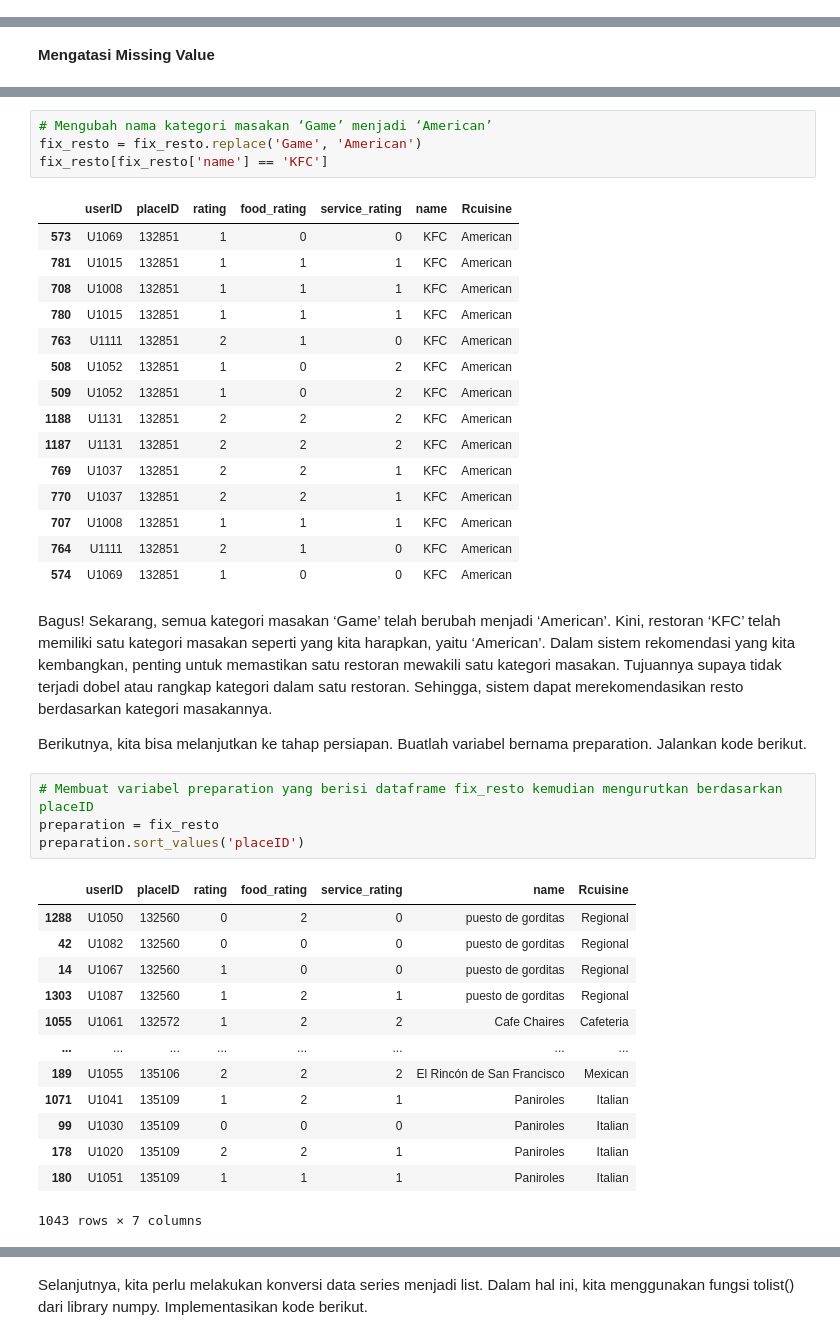
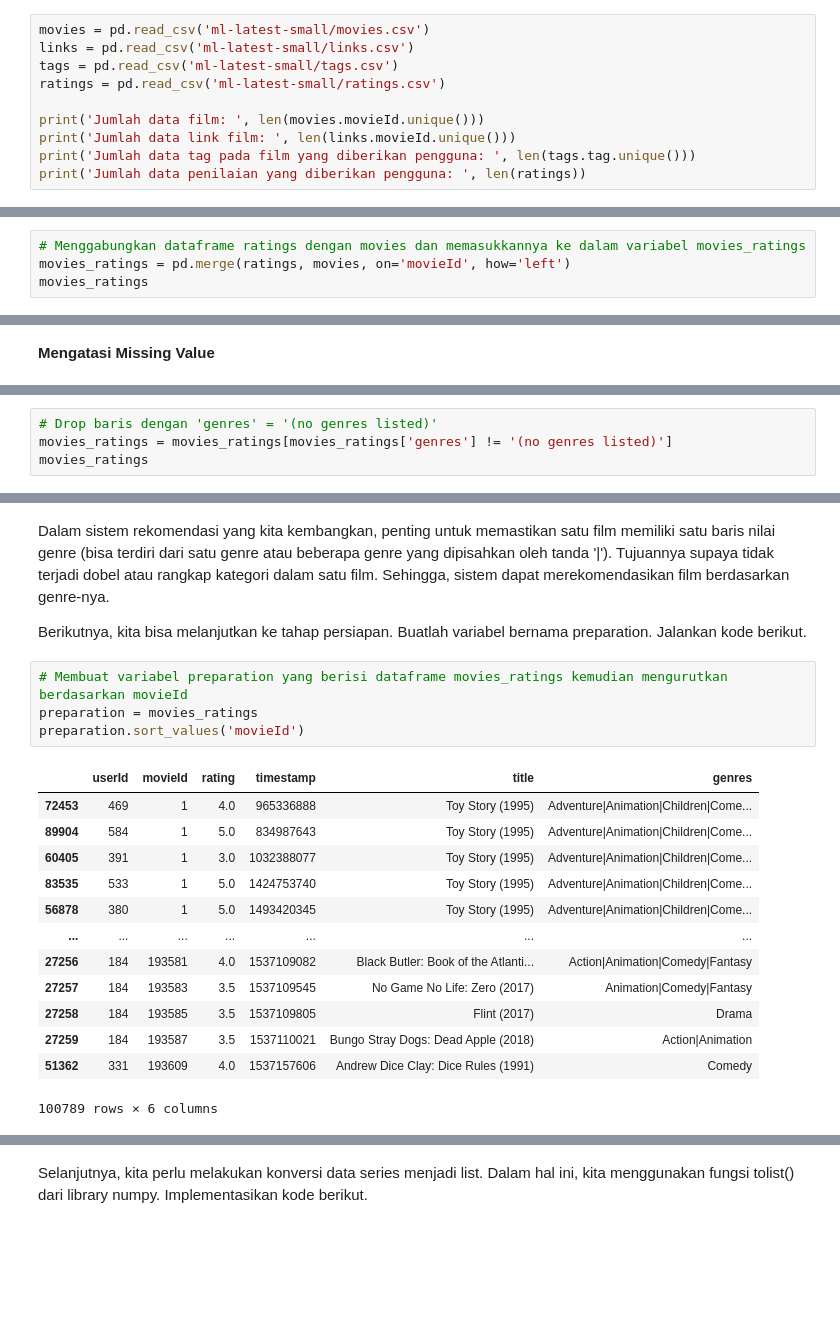
Before and after one commit to aljauzr/recommendationsystem-submission-dicoding, a Jupyter notebook: notebook.ipynb, the cells around one changed output, grey strips where cells are left out. Drawn from its saved outputs; the diff is of its cells as text; blank space fills up the shorter version.

```diff
--- a/notebook.ipynb
+++ b/notebook.ipynb
@@ -404,0 +49,10 @@ Inilah data yang akan kita gunakan untuk membuat sistem rekomendasi. Berikutnya,
+# %%
+movies = pd.read_csv('ml-latest-small/movies.csv')
+links = pd.read_csv('ml-latest-small/links.csv')
+tags = pd.read_csv('ml-latest-small/tags.csv')
+ratings = pd.read_csv('ml-latest-small/ratings.csv')
+
+print('Jumlah data film: ', len(movies.movieId.unique()))
+print('Jumlah data link film: ', len(links.movieId.unique()))
+print('Jumlah data tag pada film yang diberikan pengguna: ', len(tags.tag.unique()))
+print('Jumlah data penilaian yang diberikan pengguna: ', len(ratings))
@@ -404,0 +277,4 @@ Inilah data yang akan kita gunakan untuk membuat sistem rekomendasi. Berikutnya,
+# %%
+# Menggabungkan dataframe ratings dengan movies dan memasukkannya ke dalam variabel movies_ratings
+movies_ratings = pd.merge(ratings, movies, on='movieId', how='left')
+movies_ratings
@@ -409,0 +324,4 @@ Inilah data yang akan kita gunakan untuk membuat sistem rekomendasi. Berikutnya,
+# %%
+# Drop baris dengan 'genres' = '(no genres listed)'
+movies_ratings = movies_ratings[movies_ratings['genres'] != '(no genres listed)']
+movies_ratings
@@ -548,43 +360,23 @@ Jalankan kode berikut.
-# %%
-# Mengubah nama kategori masakan ‘Game’ menjadi ‘American’
-fix_resto = fix_resto.replace('Game', 'American')
-fix_resto[fix_resto['name'] == 'KFC']
-# %% [output]
-|  | userID | placeID | rating | food_rating | service_rating | name | Rcuisine |
-| 573 | U1069 | 132851 | 1 | 0 | 0 | KFC | American |
-| 781 | U1015 | 132851 | 1 | 1 | 1 | KFC | American |
-| 708 | U1008 | 132851 | 1 | 1 | 1 | KFC | American |
-| 780 | U1015 | 132851 | 1 | 1 | 1 | KFC | American |
-| 763 | U1111 | 132851 | 2 | 1 | 0 | KFC | American |
-| 508 | U1052 | 132851 | 1 | 0 | 2 | KFC | American |
-| 509 | U1052 | 132851 | 1 | 0 | 2 | KFC | American |
-| 1188 | U1131 | 132851 | 2 | 2 | 2 | KFC | American |
-| 1187 | U1131 | 132851 | 2 | 2 | 2 | KFC | American |
-| 769 | U1037 | 132851 | 2 | 2 | 1 | KFC | American |
-| 770 | U1037 | 132851 | 2 | 2 | 1 | KFC | American |
-| 707 | U1008 | 132851 | 1 | 1 | 1 | KFC | American |
-| 764 | U1111 | 132851 | 2 | 1 | 0 | KFC | American |
-| 574 | U1069 | 132851 | 1 | 0 | 0 | KFC | American |
 # %% [markdown]
-Bagus! Sekarang, semua kategori masakan ‘Game’ telah berubah menjadi ‘American’. Kini, restoran ‘KFC’ telah memiliki satu kategori masakan seperti yang kita harapkan, yaitu ‘American’. Dalam sistem rekomendasi yang kita kembangkan, penting untuk memastikan satu restoran mewakili satu kategori masakan. Tujuannya supaya tidak terjadi dobel atau rangkap kategori dalam satu restoran. Sehingga, sistem dapat merekomendasikan resto berdasarkan kategori masakannya.
+Dalam sistem rekomendasi yang kita kembangkan, penting untuk memastikan satu film memiliki satu baris nilai genre (bisa terdiri dari satu genre atau beberapa genre yang dipisahkan oleh tanda '|'). Tujuannya supaya tidak terjadi dobel atau rangkap kategori dalam satu film. Sehingga, sistem dapat merekomendasikan film berdasarkan genre-nya.
 
 Berikutnya, kita bisa melanjutkan ke tahap persiapan. Buatlah variabel bernama preparation. Jalankan kode berikut.
 # %%
-# Membuat variabel preparation yang berisi dataframe fix_resto kemudian mengurutkan berdasarkan placeID
-preparation = fix_resto
-preparation.sort_values('placeID')
+# Membuat variabel preparation yang berisi dataframe movies_ratings kemudian mengurutkan berdasarkan movieId
+preparation = movies_ratings
+preparation.sort_values('movieId')
 # %% [output]
-|  | userID | placeID | rating | food_rating | service_rating | name | Rcuisine |
-| 1288 | U1050 | 132560 | 0 | 2 | 0 | puesto de gorditas | Regional |
-| 42 | U1082 | 132560 | 0 | 0 | 0 | puesto de gorditas | Regional |
-| 14 | U1067 | 132560 | 1 | 0 | 0 | puesto de gorditas | Regional |
-| 1303 | U1087 | 132560 | 1 | 2 | 1 | puesto de gorditas | Regional |
-| 1055 | U1061 | 132572 | 1 | 2 | 2 | Cafe Chaires | Cafeteria |
-| ... | ... | ... | ... | ... | ... | ... | ... |
-| 189 | U1055 | 135106 | 2 | 2 | 2 | El Rincón de San Francisco | Mexican |
-| 1071 | U1041 | 135109 | 1 | 2 | 1 | Paniroles | Italian |
-| 99 | U1030 | 135109 | 0 | 0 | 0 | Paniroles | Italian |
-| 178 | U1020 | 135109 | 2 | 2 | 1 | Paniroles | Italian |
-| 180 | U1051 | 135109 | 1 | 1 | 1 | Paniroles | Italian |
+|  | userId | movieId | rating | timestamp | title | genres |
+| 72453 | 469 | 1 | 4.0 | 965336888 | Toy Story (1995) | Adventure|Animation|Children|Come... |
+| 89904 | 584 | 1 | 5.0 | 834987643 | Toy Story (1995) | Adventure|Animation|Children|Come... |
+| 60405 | 391 | 1 | 3.0 | 1032388077 | Toy Story (1995) | Adventure|Animation|Children|Come... |
+| 83535 | 533 | 1 | 5.0 | 1424753740 | Toy Story (1995) | Adventure|Animation|Children|Come... |
+| 56878 | 380 | 1 | 5.0 | 1493420345 | Toy Story (1995) | Adventure|Animation|Children|Come... |
+| ... | ... | ... | ... | ... | ... | ... |
+| 27256 | 184 | 193581 | 4.0 | 1537109082 | Black Butler: Book of the Atlanti... | Action|Animation|Comedy|Fantasy |
+| 27257 | 184 | 193583 | 3.5 | 1537109545 | No Game No Life: Zero (2017) | Animation|Comedy|Fantasy |
+| 27258 | 184 | 193585 | 3.5 | 1537109805 | Flint (2017) | Drama |
+| 27259 | 184 | 193587 | 3.5 | 1537110021 | Bungo Stray Dogs: Dead Apple (2018) | Action|Animation |
+| 51362 | 331 | 193609 | 4.0 | 1537157606 | Andrew Dice Clay: Dice Rules (1991) | Comedy |
-1043 rows × 7 columns
+100789 rows × 6 columns
 # %% [markdown]
```
Also changed, not shown: parts of 179 cells of this notebook.
